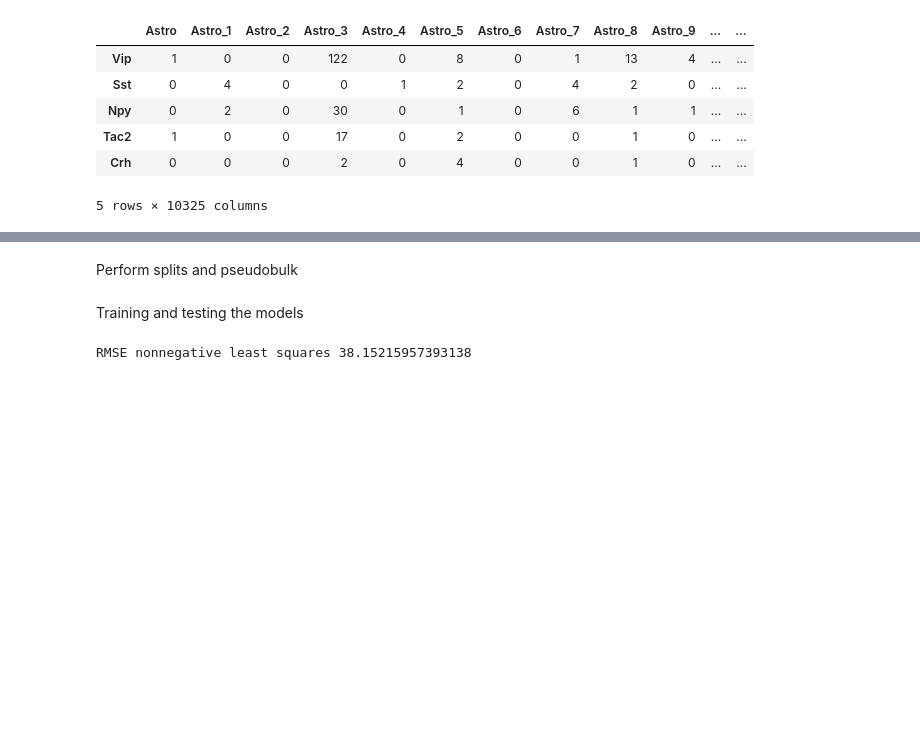
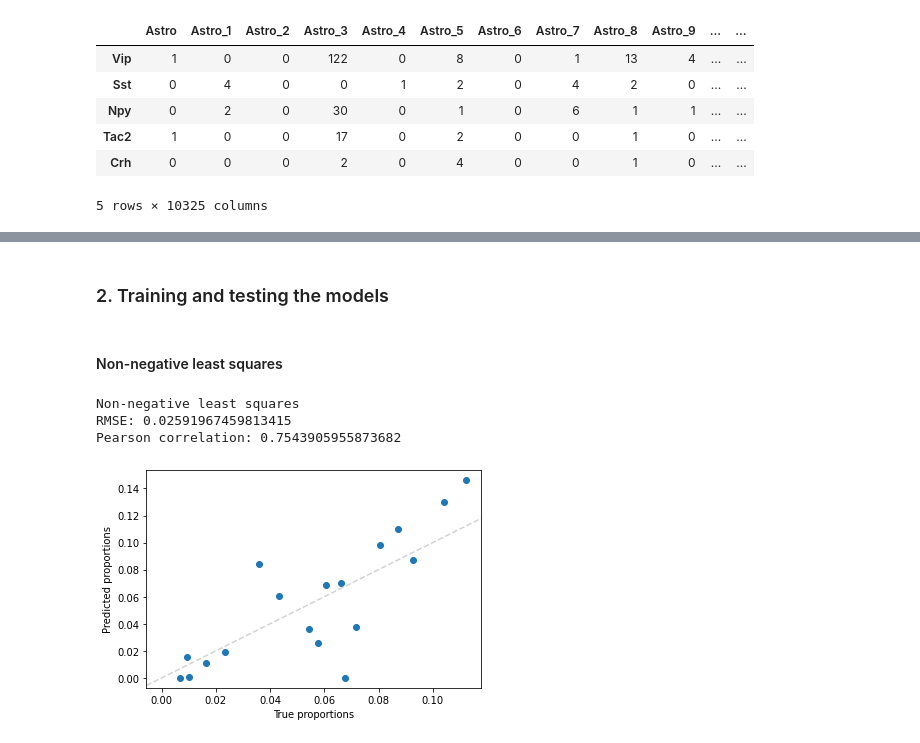
Before and after one commit to Latheuni/BigDataCourse, a Jupyter notebook: Project/Deconvolution.ipynb, the cells around one changed output, grey strips where cells are left out. Saved outputs shown, nothing was run; the diff lists cells and outputs as text; code cells hidden in the pictures; blank space fills up the shorter version.

Commit message:
added plots, normalized results

```diff
--- a/Project/Deconvolution.ipynb
+++ b/Project/Deconvolution.ipynb
@@ -55,5 +61,3 @@ Beta.head()
-# %% [markdown]
-Perform splits and pseudobulk
 # %%
 from sklearn.model_selection import train_test_split
 # Because of the generation process of the data, there will be data leakage with this splitting.
@@ -64,17 +68,41 @@ prefix = [i.split('_')[0] for i in X.columns]
 X_train, X_val = train_test_split(X.T, stratify = prefix , test_size=0.25, random_state=42)
 y_train, y_val, Beta_train, Beta_val = train_test_split(y.T, Beta,  test_size=0.25, random_state=42)
 # %% [markdown]
-Training and testing the models
+### 2. Training and testing the models
+# %%
+# Plot predictions
+def plot_one_sample(true_props, predicted_props):
+    plt.axline([0,0], slope=1, linestyle='--', color='lightgrey')
+    plt.scatter(true_props, predicted_props)
+    plt.xlabel('True proportions')
+    plt.ylabel('Predicted proportions')
+    plt.show()
+# %% [markdown]
+#### Non-negative least squares
 # %%
 from sklearn.linear_model import LinearRegression
 from scipy.stats import pearsonr
 from sklearn.metrics import mean_squared_error
+from math import sqrt
 # Perform the pseudobulk
 X_mean = pseudobulk(X)
 
 #Fit the model, no hyperparameter optimization so no splitting
 clf = LinearRegression(positive=True)
 clf.fit(X_mean, y)
-print('RMSE nonnegative least squares',  mean_squared_error(Beta,clf.coef_ ))
+
+# Need to 'normalize' predictions so they sum up to 1
+pred_nnls = clf.coef_.T/np.sum(clf.coef_, axis=1)
+
+print('Non-negative least squares')
+print('RMSE:',  sqrt(mean_squared_error(Beta,pred_nnls.T)))
+# Average correlation across all patients
+print('Pearson correlation:', np.mean([pearsonr(Beta.iloc[i], pred_nnls.T[i])[0] for i in range(100)]))
+
+# Plot predictions
+plot_one_sample(Beta.iloc[10], pred_nnls.T[10])
 # %% [output]
-RMSE nonnegative least squares 38.15215957393138
+Non-negative least squares
+RMSE: 0.02591967459813415
+Pearson correlation: 0.7543905955873682
+[figure, added]
```
Also changed, not shown: parts of 16 cells of this notebook.
